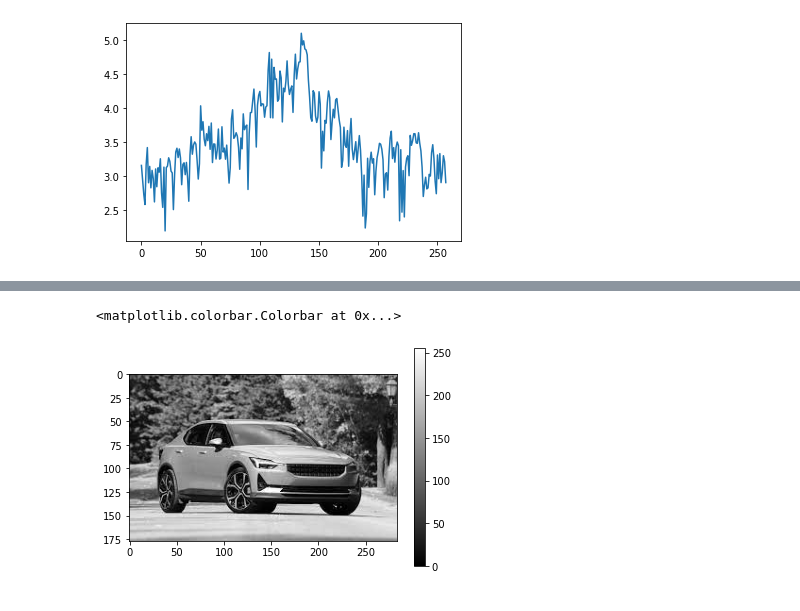
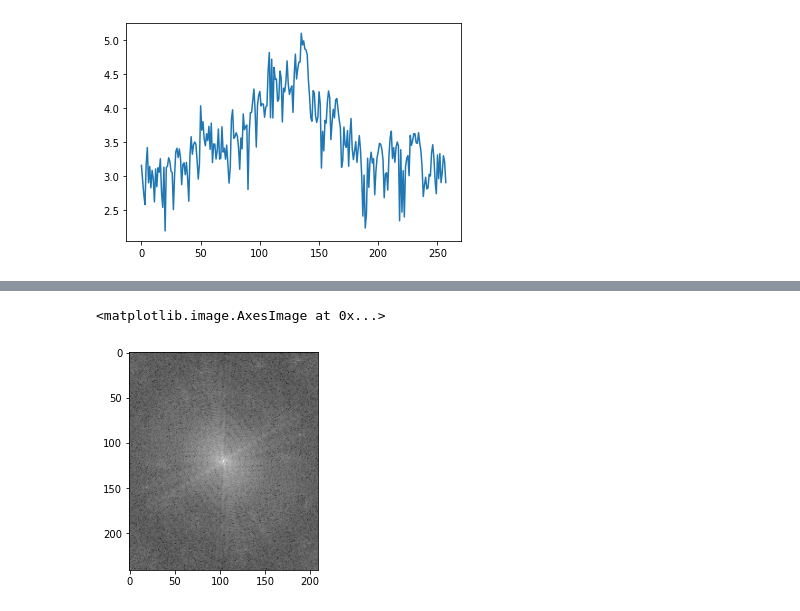
Before and after one commit to Whojo/My_image_denoiser, a Jupyter notebook: fft.ipynb, the cells around one changed output, grey strips where cells are left out. Saved outputs shown, nothing was run; the diff lists cells and outputs as text; code cells hidden in the pictures.

```diff
--- a/fft.ipynb
+++ b/fft.ipynb
@@ -187,6 +45,29 @@ recomposed = np.fft.ifft2(naive_fft_result)
-# %%
-plt.imshow(recomposed.real, cmap='gray')
-plt.colorbar()
-# %% [output]
-<matplotlib.colorbar.Colorbar at 0x...>
-[figure, removed]
+# %%
+fft = ffts_gray[0]
+
+fft_magn = np.abs(fft)
+fft_angle = np.angle(fft)
+# %%
+patch = fft_magn[20:30,50:60]
+fft_magn[20:30,5:15] = patch
+fft_magn[225:235,15:25] = patch
+fft_magn[220:230,60:70] = patch
+fft_magn[212:222,195:205] = patch
+fft_magn[10:20,185:195] = patch
+fft_magn[17:27,140:150] = patch
+fft_magn[70:80,12:22] = patch
+fft_magn[160:170,185:195] = patch
+patch = patch = fft_magn[50:60,50:60]
+fft_magn[52:62,65:75] = patch
+fft_magn[50:60,130:140] = patch
+fft_magn[79:89,39:49] = patch
+fft_magn[74:84,155:165] = patch
+fft_magn[185:195,69:79] = patch
+fft_magn[180:190,140:150] = patch
+fft_magn[160:170,45:55] = patch
+fft_magn[152:162,157:167] = patch
+# %%
+plt.imshow(np.log(fft_magn), cmap='gray')
+# %% [output]
+<matplotlib.image.AxesImage at 0x...>
+[figure, added]
```
Also changed, not shown: parts of 34 cells of this notebook.
